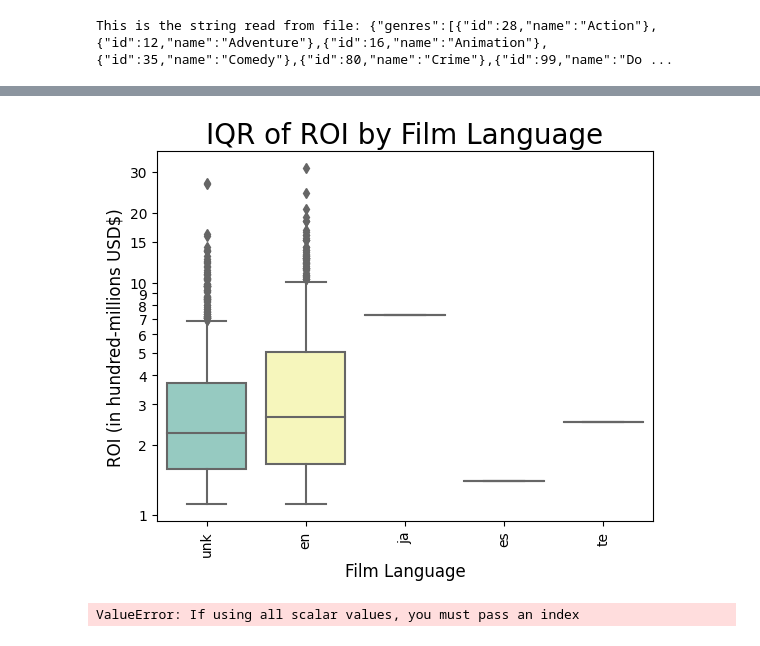
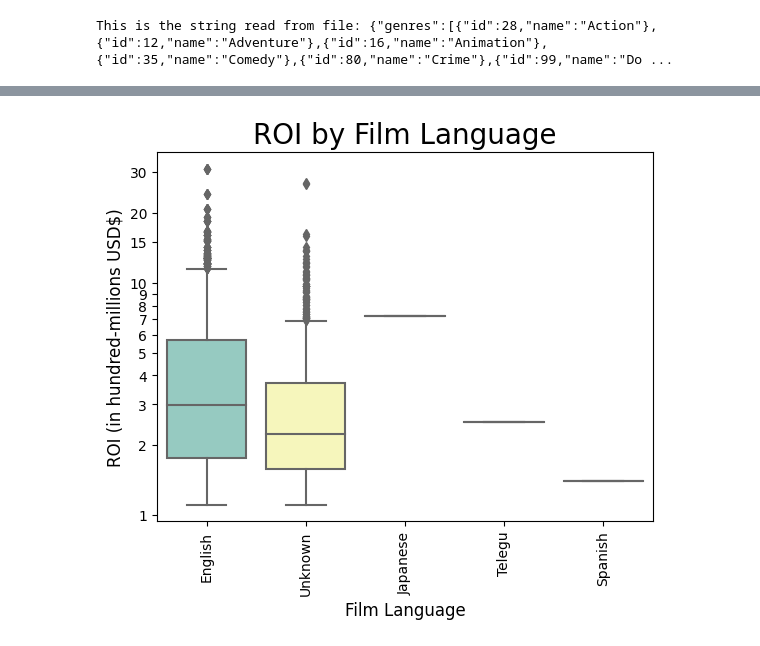
Before and after one commit to betsybetsybetsy2021/Phase1Project, a Jupyter notebook: index.ipynb, the cells around one changed output, grey strips where cells are left out. Saved outputs shown, nothing was run; the diff lists cells and outputs as text; code cells hidden in the pictures.

```diff
--- a/index.ipynb
+++ b/index.ipynb
@@ -955,4 +1023,0 @@ original_title: 880 missing values
-# %%
-title_merge_df['Year'] = title_merge_df['release_date_x'].str.strip().str[-4:]
-title_merge_df.sort_values('ROI', ascending = False, inplace=True)
-print(title_merge_df.head(3))
@@ -979,3 +1023,0 @@ print(title_merge_df.head(3))
-# %%
-title_merge_df.sort_values(('Year'), ascending = True, inplace=True)
-print(title_merge_df.head(2))
@@ -998,4 +1023,0 @@ print(title_merge_df.head(2))
-# %%
-#Replace nans in "original_language" with "unk"
-title_merge_df['original_language'].fillna('unk', inplace=True)
-print(set(title_merge_df['original_language']))
@@ -1041,0 +1024,14 @@ plt.boxplot([en, ja, es, te, unk], labels = ['English','Japanese','Espanol','Tel
+# %%
+#Data cleaning on language category.
+
+#Replace nans in "original_language" with "unk"
+title_merge_df['original_language'].fillna('Unknown', inplace=True)
+print(set(title_merge_df['original_language']))
+
+#Replace languages with their full word (to make labels on the Seaborn Plot automatic)
+title_merge_df['original_language'].replace(to_replace='en', value='English', inplace=True)
+title_merge_df['original_language'].replace(to_replace='ja', value='Japanese', inplace=True)
+title_merge_df['original_language'].replace(to_replace='es', value='Spanish', inplace=True)
+title_merge_df['original_language'].replace(to_replace='te', value='Telegu', inplace=True)
+title_merge_df['original_language'].replace(to_replace=np.nan, value='Unknown', inplace=True)
+print(set(title_merge_df['original_language']))
@@ -1042,40 +1061,19 @@ plt.boxplot([en, ja, es, te, unk], labels = ['English','Japanese','Espanol','Tel
 # %%
-import seaborn as sns
-from matplotlib.ticker import ScalarFormatter
+sns.boxplot(x = 'original_language', y='ROI', data = title_merge_df, palette="Set3")
 
-
-sns.boxplot(x = 'original_language', y='ROI', data = title_merge_df, palette="Set3")
-#print(ax.get_xticklabels)
 plt.yscale('log')
-plt.title('IQR of ROI by Film Language', fontsize=20)
+plt.title('ROI by Film Language', fontsize=20)
 plt.xlabel('Film Language', fontsize=12)
 plt.ylabel('ROI (in hundred-millions USD$)', fontsize=12)
+#Once I changed to a log scaled axis, ticks appeared but without labels, so I had to write them out directly which is not ideal.  I tried working with the ScalarFormatter
+# but that was going to take far too long for this project and will require further investigation.
 ytick_values = [1e8, 2e8, 3e8, 4e8, 5e8, 6e8, 7e8, 8e8, 9e8, 1e9, 1.5e9, 2e9, 3e9]
 ytick_labels = []
 for value in ytick_values:
     label = (str(int(value/100000000)))
     ytick_labels.append(label)
 plt.yticks(ticks=ytick_values, labels=ytick_labels)
-#axis.set(xticks =['en', 'ja', 'unk', 'es', 'te'], xticklabel=['E', 'J', "U", 'S', 'T'])
 
 plt.xticks(rotation=90);
 # %% [output]
-[figure, old version]
+[figure, new version]
-# %%
-# prep to plot boxplots by year
-title_merge_df.groupby(by='Year', dropna=True)
-
-# Set the figure size
-#plt.rcParams["figure.figsize"] = [7.50, 3.50]
-#plt.rcParams["figure.autolayout"] = True
-
-# Pandas dataframe
-data = pd.DataFrame({"Box1": title_merge_df.groupby(by='Year', dropna=True)}) #, "Box2": 1})
-
-# Plot the dataframe
-#ax = data[['Box1', 'Box2']].plot(kind='box', title='boxplot')
-
-# Display the plot
-plt.show()
-# %% [output]
-ValueError: If using all scalar values, you must pass an index
```
Also changed, not shown: parts of 88 cells of this notebook.
